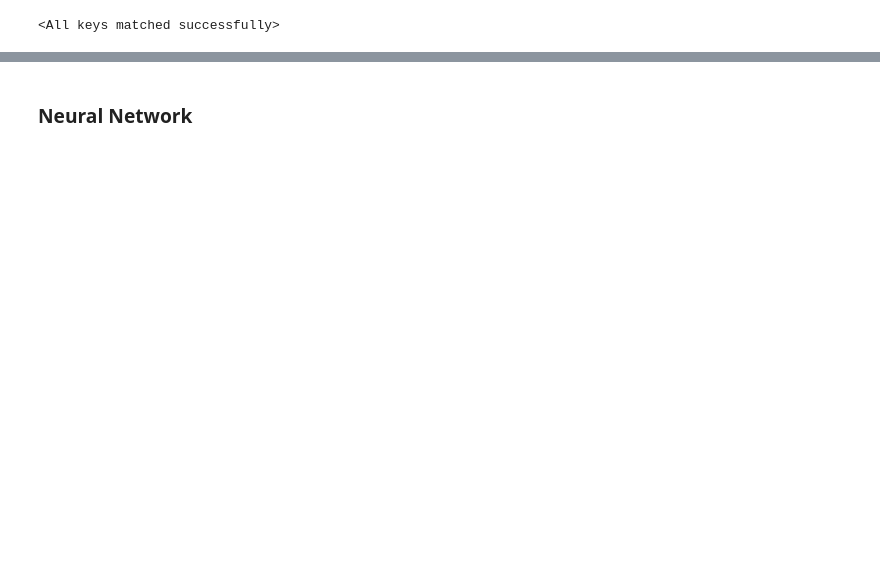
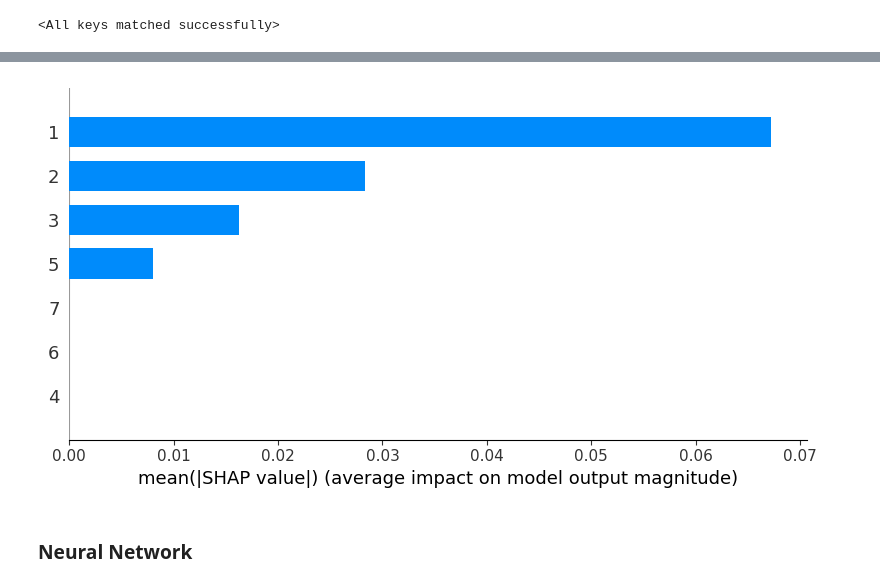
Before and after one commit to krystianMoras/decision_analysis_projects, a Jupyter notebook: project3/models.ipynb, the cells around one changed output, grey strips where cells are left out. Drawn from its saved outputs; the diff is of its cells as text; code cells hidden in the pictures; blank space fills up the shorter version.

```diff
--- a/project3/models.ipynb
+++ b/project3/models.ipynb
@@ -270,0 +343,3 @@ NameError: name 'stop' is not defined
+# %%
+explain_prediction_with_shap(X_test[2])
+# %% [output]
@@ -271,3 +351,4 @@ NameError: name 'stop' is not defined
+[figure, added]
 # %% [markdown]
 ### Neural Network
 # %%
```
Also changed, not shown: parts of 34 cells of this notebook, 1 other file.
